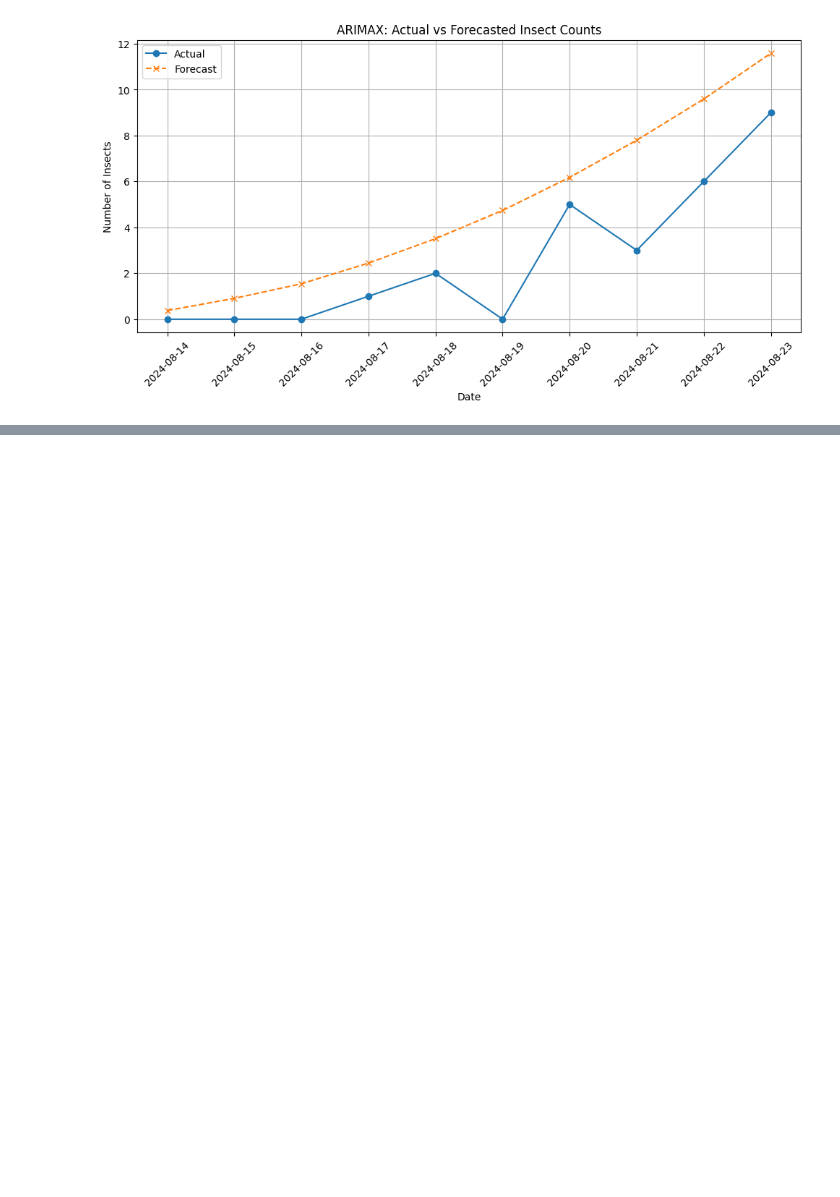
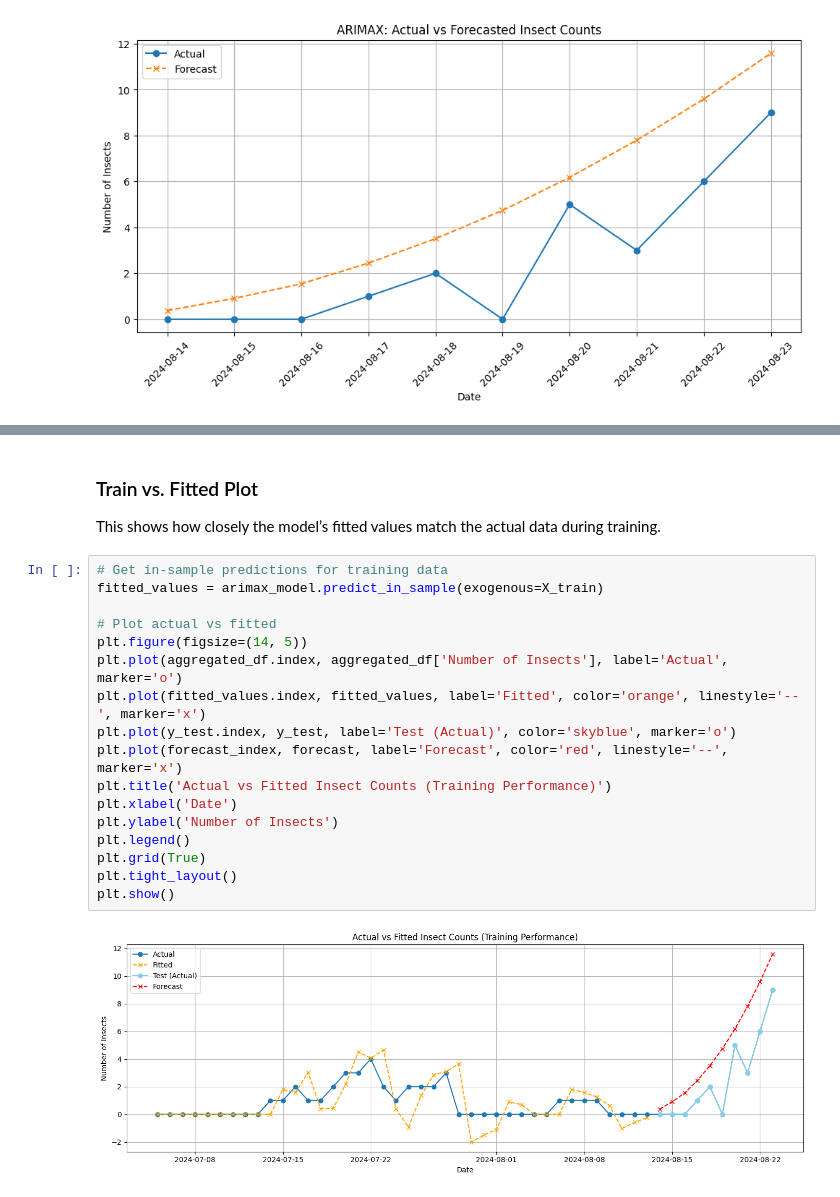
Before and after one commit to raz0208/Agritech-Pest-Prediction, a Jupyter notebook: Agritech_Pest_Prediction_ARIMAX_TSA.ipynb, the cells around one changed output, grey strips where cells are left out. Drawn from its saved outputs; the diff is of its cells as text; blank space fills up the shorter version.

```diff
--- a/Agritech_Pest_Prediction_ARIMAX_TSA.ipynb
+++ b/Agritech_Pest_Prediction_ARIMAX_TSA.ipynb
@@ -651,0 +674,22 @@ plt.show()
+# %% [markdown]
+### Train vs. Fitted Plot
+This shows how closely the model’s fitted values match the actual data during training.
+# %%
+# Get in-sample predictions for training data
+fitted_values = arimax_model.predict_in_sample(exogenous=X_train)
+
+# Plot actual vs fitted
+plt.figure(figsize=(14, 5))
+plt.plot(aggregated_df.index, aggregated_df['Number of Insects'], label='Actual', marker='o')
+plt.plot(fitted_values.index, fitted_values, label='Fitted', color='orange', linestyle='--', marker='x')
+plt.plot(y_test.index, y_test, label='Test (Actual)', color='skyblue', marker='o')
+plt.plot(forecast_index, forecast, label='Forecast', color='red', linestyle='--', marker='x')
+plt.title('Actual vs Fitted Insect Counts (Training Performance)')
+plt.xlabel('Date')
+plt.ylabel('Number of Insects')
+plt.legend()
+plt.grid(True)
+plt.tight_layout()
+plt.show()
+# %% [output]
+[figure, added]
```
Also changed, not shown: parts of 7 cells of this notebook.
